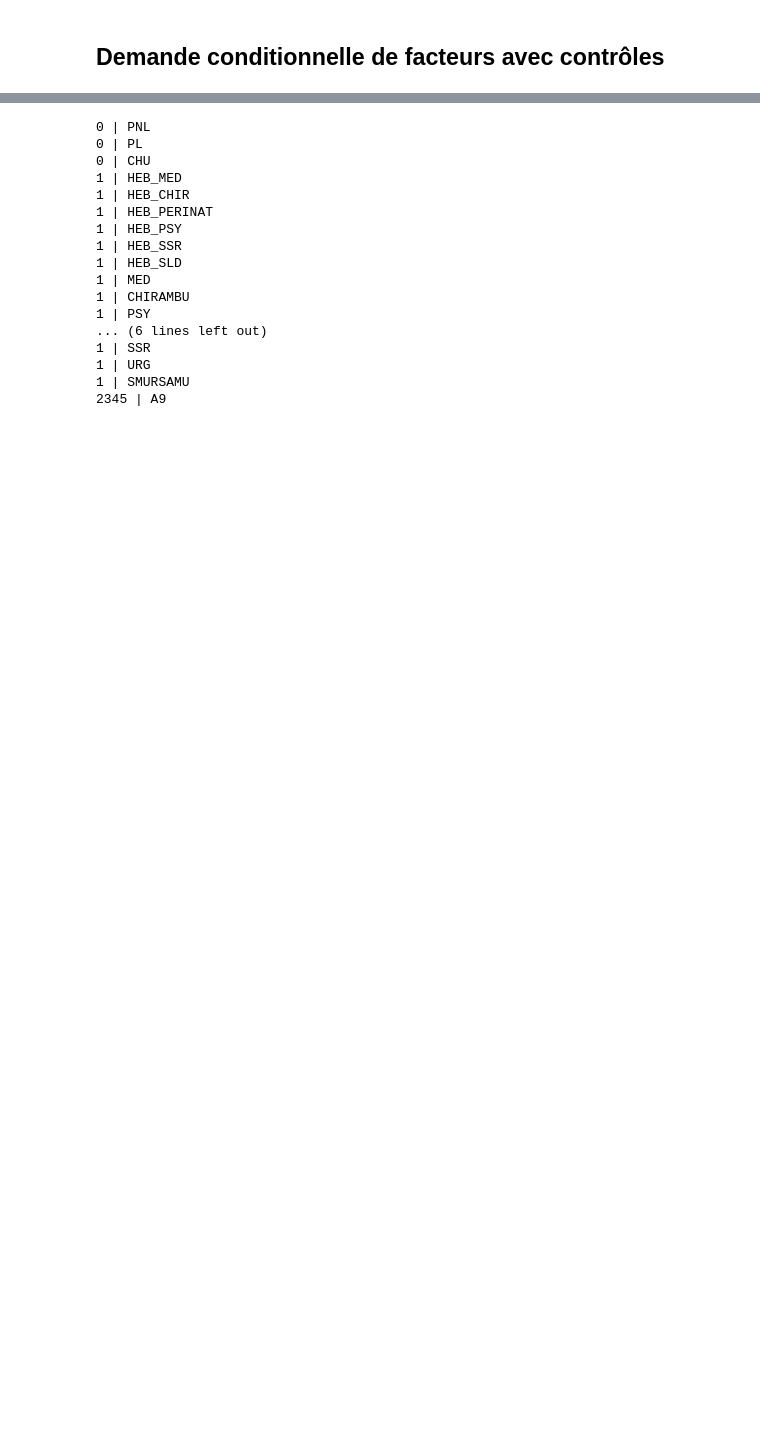
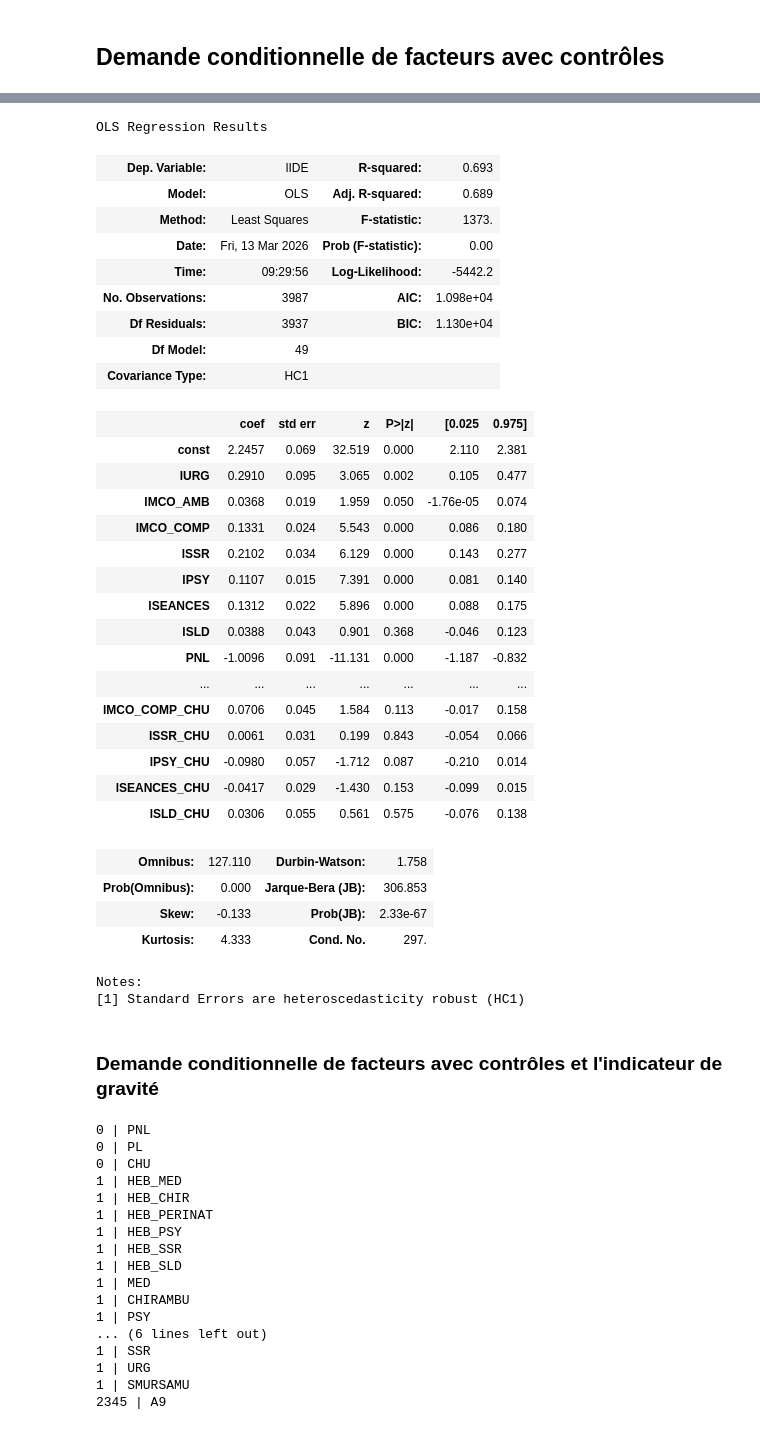
Before and after one commit to Alexandre484/StatApp, a Jupyter notebook: demande_cond_avec_controles.ipynb, the cells around one changed output, grey strips where cells are left out. Cells and saved outputs as stored; diff of their text form; code cells hidden in the pictures; blank space fills up the shorter version.

```diff
--- a/demande_cond_avec_controles.ipynb
+++ b/demande_cond_avec_controles.ipynb
@@ -251,2 +316,4 @@ data[['FI','A9_imp']].to_csv("A9_imputed.csv", index=False)
+# %%
+data["duree_moy_mco"] = (data["SEJHC_MCO"]/data["JOU_MCO"]).fillna(0)
 # %% [markdown]
 ## Demande conditionnelle de facteurs avec contrôles
@@ -252,0 +322,33 @@ data[['FI','A9_imp']].to_csv("A9_imputed.csv", index=False)
+# %%
+outputs = ["lURG", "lMCO_AMB", "lMCO_COMP", "lSSR", "lPSY","lSEANCES", "lSLD"]
+controls = ["PNL", "PL", "CHU","HEB_MED","HEB_CHIR","HEB_PERINAT","HEB_PSY","HEB_SSR", "HEB_SLD",
+            "MED","CHIRAMBU", "PSY", "RTH", "CHIMIO", "IRC", "IVGAMP", "CPP", "HAD", "SSR","URG","SMURSAMU"]
+inputs = ["lMED", "lIDE", "lAID", "lADMIN"]
+# %%
+results = {}
+dict = {}
+
+for var in outputs:
+    data[f"{var}_PNL"] = data[var] * data["PNL"]
+    data[f"{var}_PL"] = data[var] * data["PL"]
+    data[f"{var}_CHU"] = data[var] * data["CHU"]
+
+
+for inp in inputs:
+    X = data[outputs + controls + [f"{v}_PNL" for v in outputs] + [f"{v}_PL" for v in outputs] + [f"{v}_CHU" for v in outputs]]
+    X = sm.add_constant(X)
+    y = data[inp]
+
+    model = sm.OLS(y, X, missing='drop').fit(cov_type="HC1")  # erreurs robustes
+    results[inp] = model
+
+    print("\n" + "="*60)
+    print(f"Demande conditionnelle pour : {inp}")
+    print(model.summary())
+
+    print(inp)
+    for c in ["PL","PNL","CHU"]:
+        coef = model.params[c]
+        pct = (np.exp(coef) - 1) * 100
+        print(f"{c} → différence d'utilisation : {pct:.2f}%")
+        dict[(inp,c)] = pct
@@ -253,3 +388,40 @@ data[['FI','A9_imp']].to_csv("A9_imputed.csv", index=False)
+# %%
+results["lIDE"].summary()
+# %% [output]
+OLS Regression Results
+| Dep. Variable: | lIDE | R-squared: | 0.693 |
+| Model: | OLS | Adj. R-squared: | 0.689 |
+| Method: | Least Squares | F-statistic: | 1373. |
+| Date: | Fri, 13 Mar 2026 | Prob (F-statistic): | 0.00 |
+| Time: | 09:29:56 | Log-Likelihood: | -5442.2 |
+| No. Observations: | 3987 | AIC: | 1.098e+04 |
+| Df Residuals: | 3937 | BIC: | 1.130e+04 |
+| Df Model: | 49 |  |  |
+| Covariance Type: | HC1 |  |  |
+|  | coef | std err | z | P>|z| | [0.025 | 0.975] |
+| const | 2.2457 | 0.069 | 32.519 | 0.000 | 2.110 | 2.381 |
+| lURG | 0.2910 | 0.095 | 3.065 | 0.002 | 0.105 | 0.477 |
+| lMCO_AMB | 0.0368 | 0.019 | 1.959 | 0.050 | -1.76e-05 | 0.074 |
+| lMCO_COMP | 0.1331 | 0.024 | 5.543 | 0.000 | 0.086 | 0.180 |
+| lSSR | 0.2102 | 0.034 | 6.129 | 0.000 | 0.143 | 0.277 |
+| lPSY | 0.1107 | 0.015 | 7.391 | 0.000 | 0.081 | 0.140 |
+| lSEANCES | 0.1312 | 0.022 | 5.896 | 0.000 | 0.088 | 0.175 |
+| lSLD | 0.0388 | 0.043 | 0.901 | 0.368 | -0.046 | 0.123 |
+| PNL | -1.0096 | 0.091 | -11.131 | 0.000 | -1.187 | -0.832 |
+| ... | ... | ... | ... | ... | ... | ... |
+| lMCO_COMP_CHU | 0.0706 | 0.045 | 1.584 | 0.113 | -0.017 | 0.158 |
+| lSSR_CHU | 0.0061 | 0.031 | 0.199 | 0.843 | -0.054 | 0.066 |
+| lPSY_CHU | -0.0980 | 0.057 | -1.712 | 0.087 | -0.210 | 0.014 |
+| lSEANCES_CHU | -0.0417 | 0.029 | -1.430 | 0.153 | -0.099 | 0.015 |
+| lSLD_CHU | 0.0306 | 0.055 | 0.561 | 0.575 | -0.076 | 0.138 |
+| Omnibus: | 127.110 | Durbin-Watson: | 1.758 |
+| Prob(Omnibus): | 0.000 | Jarque-Bera (JB): | 306.853 |
+| Skew: | -0.133 | Prob(JB): | 2.33e-67 |
+| Kurtosis: | 4.333 | Cond. No. | 297. |
+Notes:
+[1] Standard Errors are heteroscedasticity robust (HC1)
+# %% [markdown]
+### Demande conditionnelle de facteurs avec contrôles et l'indicateur de gravité
 # %%
 outputs = ["lURG", "lMCO_AMB", "lMCO_COMP", "lSSR", "lPSY","lSEANCES", "lSLD"]
 controls = ["PNL", "PL", "CHU","HEB_MED","HEB_CHIR","HEB_PERINAT","HEB_PSY","HEB_SSR", "HEB_SLD",
```
Also changed, not shown: parts of 54 cells of this notebook, 4 other files.
